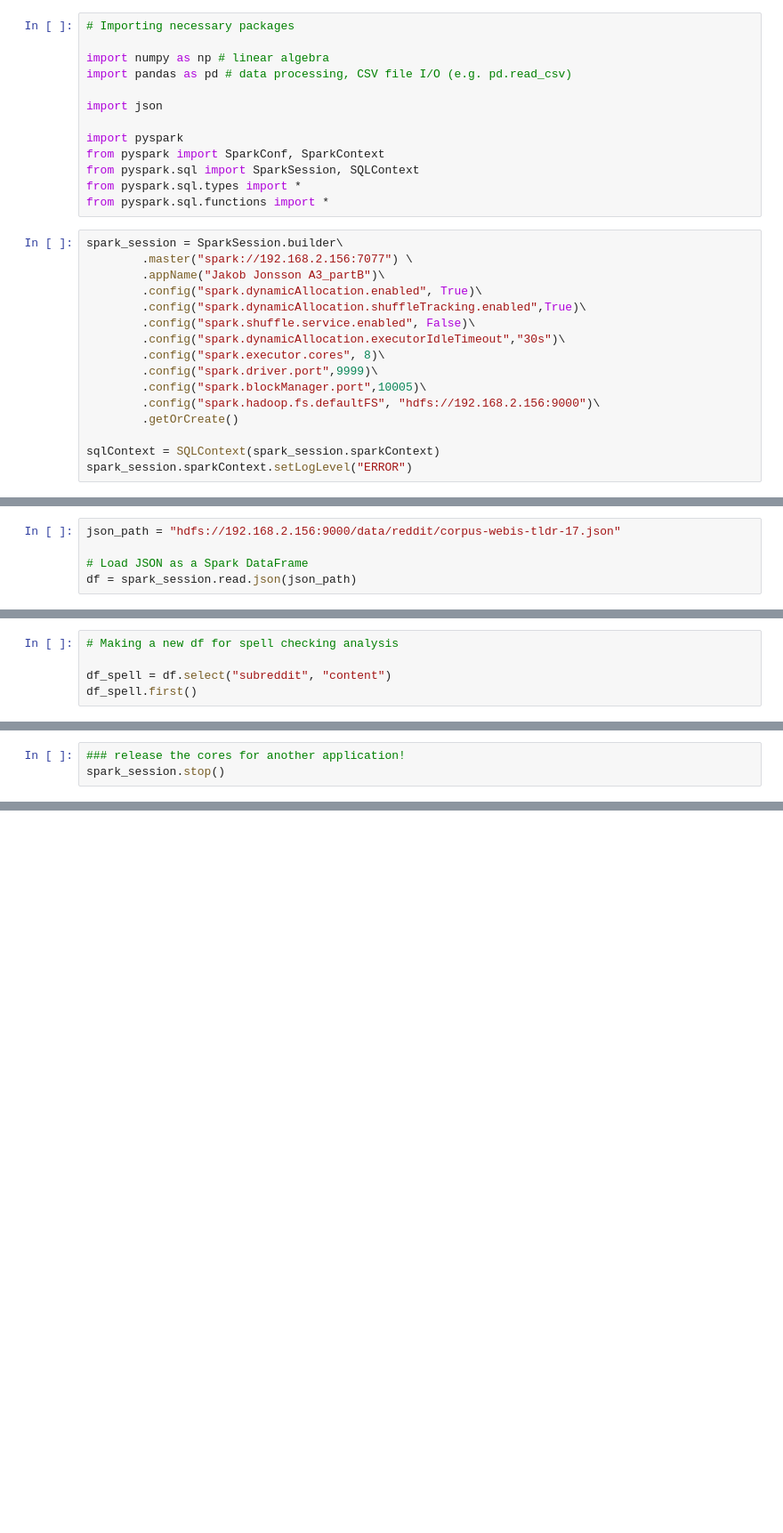
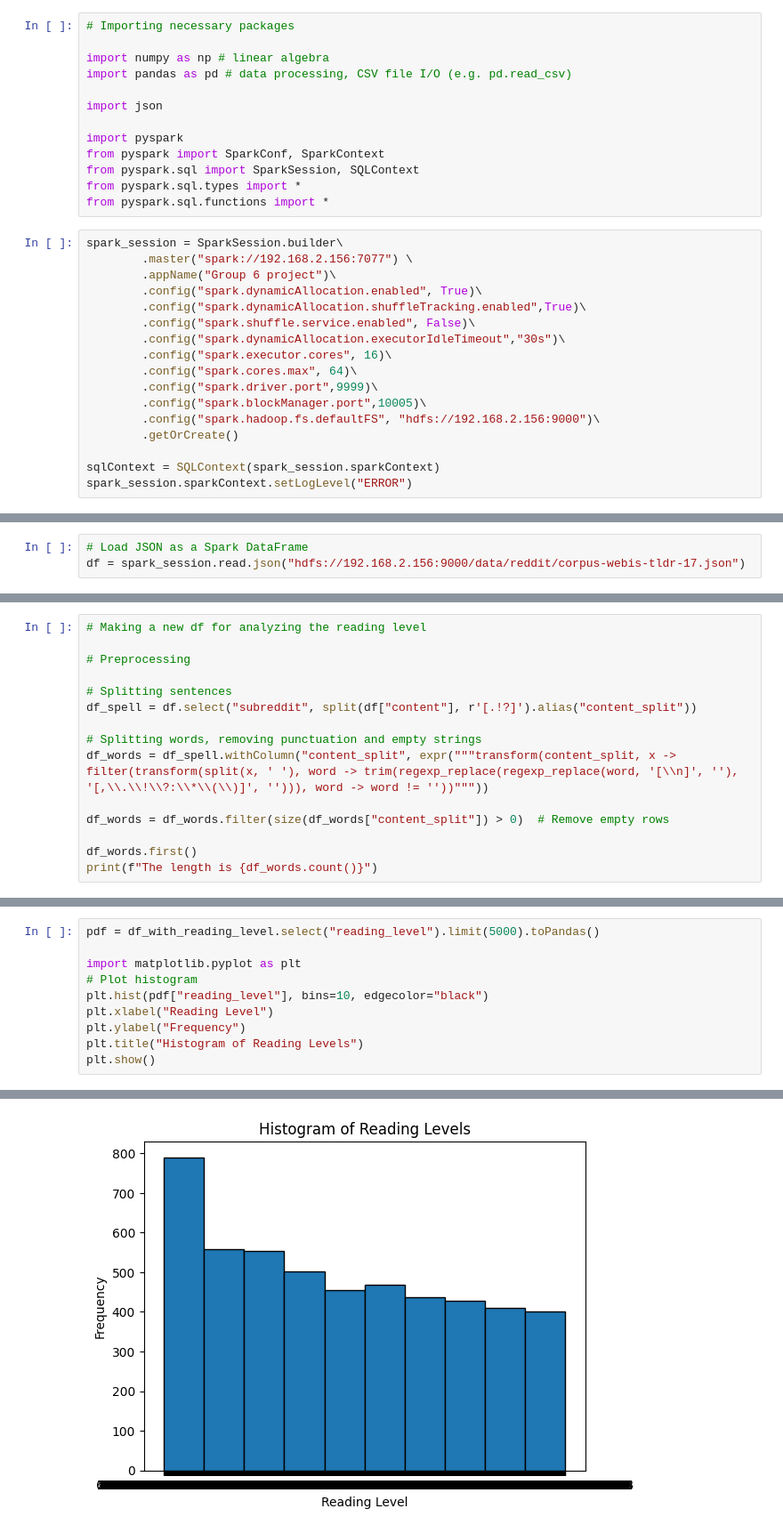
Before and after one commit to PhilipJE/onemillion, a Jupyter notebook: Main_project/Task_1.ipynb, the cells around one changed output, grey strips where cells are left out. Shown at 89% size. Saved outputs shown, nothing was run; the diff lists cells and outputs as text; blank space fills up the shorter version.

```diff
--- a/Main_project/Task_1.ipynb
+++ b/Main_project/Task_1.ipynb
@@ -14,12 +14,13 @@ from pyspark.sql.functions import *
 # %%
 spark_session = SparkSession.builder\
         .master("spark://192.168.2.156:7077") \
-        .appName("Jakob Jonsson A3_partB")\
+        .appName("Group 6 project")\
         .config("spark.dynamicAllocation.enabled", True)\
         .config("spark.dynamicAllocation.shuffleTracking.enabled",True)\
         .config("spark.shuffle.service.enabled", False)\
         .config("spark.dynamicAllocation.executorIdleTimeout","30s")\
-        .config("spark.executor.cores", 8)\
+        .config("spark.executor.cores", 16)\
+        .config("spark.cores.max", 64)\
         .config("spark.driver.port",9999)\
         .config("spark.blockManager.port",10005)\
         .config("spark.hadoop.fs.defaultFS", "hdfs://192.168.2.156:9000")\
@@ -34,6 +35,4 @@ To adjust logging level use sc.setLogLevel(newLevel). For SparkR, use setLogLeve
 # %%
-json_path = "hdfs://192.168.2.156:9000/data/reddit/corpus-webis-tldr-17.json"
-
 # Load JSON as a Spark DataFrame
-df = spark_session.read.json(json_path)
+df = spark_session.read.json("hdfs://192.168.2.156:9000/data/reddit/corpus-webis-tldr-17.json")
 # %%
@@ -65,6 +43,16 @@ df_spell_check = df["subreddit",
 # %%
-# Making a new df for spell checking analysis
+# Making a new df for analyzing the reading level
 
-df_spell = df.select("subreddit", "content")
-df_spell.first()
+# Preprocessing
+
+# Splitting sentences
+df_spell = df.select("subreddit", split(df["content"], r'[.!?]').alias("content_split"))
+
+# Splitting words, removing punctuation and empty strings
+df_words = df_spell.withColumn("content_split", expr("""transform(content_split, x -> filter(transform(split(x, ' '), word -> trim(regexp_replace(regexp_replace(word, '[\\n]', ''), '[,\\.\\!\\?:\\*\\(\\)]', ''))), word -> word != ''))"""))
+
+df_words = df_words.filter(size(df_words["content_split"]) > 0)  # Remove empty rows
+
+df_words.first()
+print(f"The length is {df_words.count()}")
 # %% [output]
@@ -72,3 +254,11 @@ Row(subreddit='math', content="I think it should be fixed on either UTC standard
 # %%
-### release the cores for another application!
-spark_session.stop()
+pdf = df_with_reading_level.select("reading_level").limit(5000).toPandas()
+
+import matplotlib.pyplot as plt
+# Plot histogram
+plt.hist(pdf["reading_level"], bins=10, edgecolor="black")
+plt.xlabel("Reading Level")
+plt.ylabel("Frequency")
+plt.title("Histogram of Reading Levels")
+plt.show()
+# %% [output]
@@ -74,0 +266 @@ spark_session.stop()
+[figure, added]
```
Also changed, not shown: parts of 12 cells of this notebook, 1 other file.
